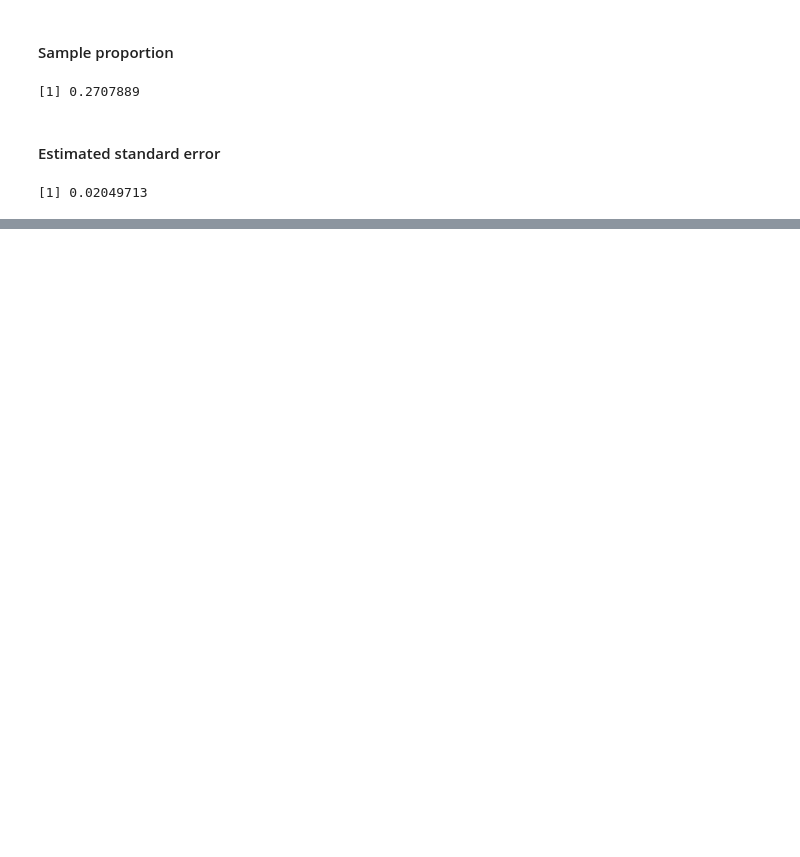
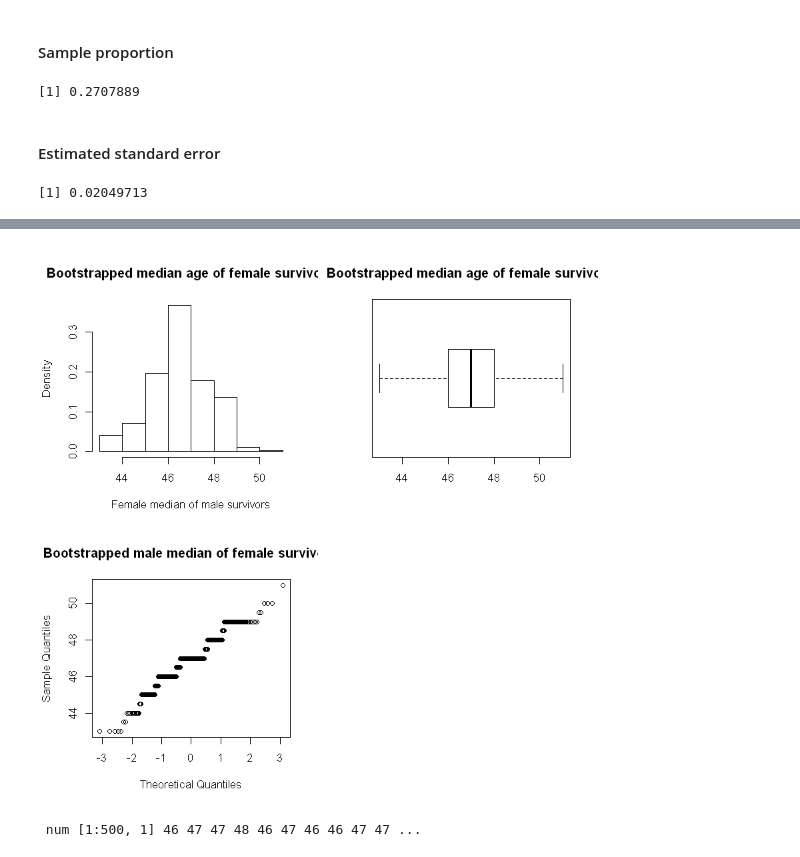
Before and after one commit to ngocdha/hw_Statistical_Learning, a Jupyter notebook: Labs/Lab_4/Untitled.ipynb, the cells around one changed output, grey strips where cells are left out. Saved outputs shown, nothing was run; the diff lists cells and outputs as text; code cells hidden in the pictures; blank space fills up the shorter version.

```diff
--- a/Labs/Lab_4/Untitled.ipynb
+++ b/Labs/Lab_4/Untitled.ipynb
@@ -421,0 +454,2 @@ SEpCoach
+# %%
+femaleSurvivors = subset(titanic, Gender == 'Female')
@@ -421,0 +495,3 @@ SEpCoach
+# %%
+medianFemaleBoot <- boot(data = femaleSurvivors$Age, statistic = medianFc, 500)
+medianFemaleBoot
@@ -421,0 +509,12 @@ SEpCoach
+# %%
+par(mfrow = c(2,2))
+options(repr.plot.width=7, repr.plot.height=7)
+hist(medianFemaleBoot$t, freq = F, main = "Bootstrapped median age of female survivors", xlab = "Female median of male survivors")
+boxplot(medianFemaleBoot$t, horizontal = T, main = "Bootstrapped median age of female survivors")
+qqnorm(medianFemaleBoot$t, main = "Bootstrapped male median of female survivors")
+# %% [output]
+[figure, added]
+# %%
+str(medianFemaleBoot$t)
+# %% [output]
+ num [1:500, 1] 46 47 47 48 46 47 46 46 47 47 ...
```
Also changed, not shown: parts of 22 cells of this notebook, 1 other file.
